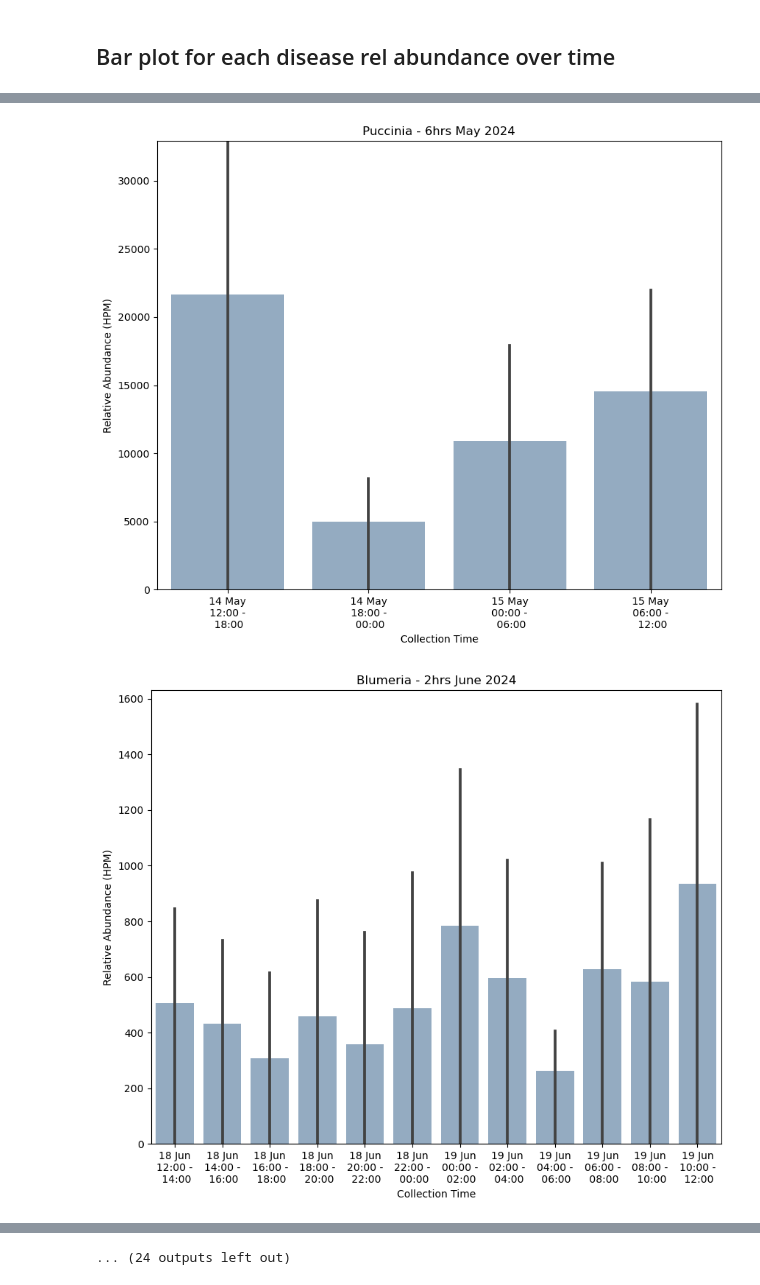
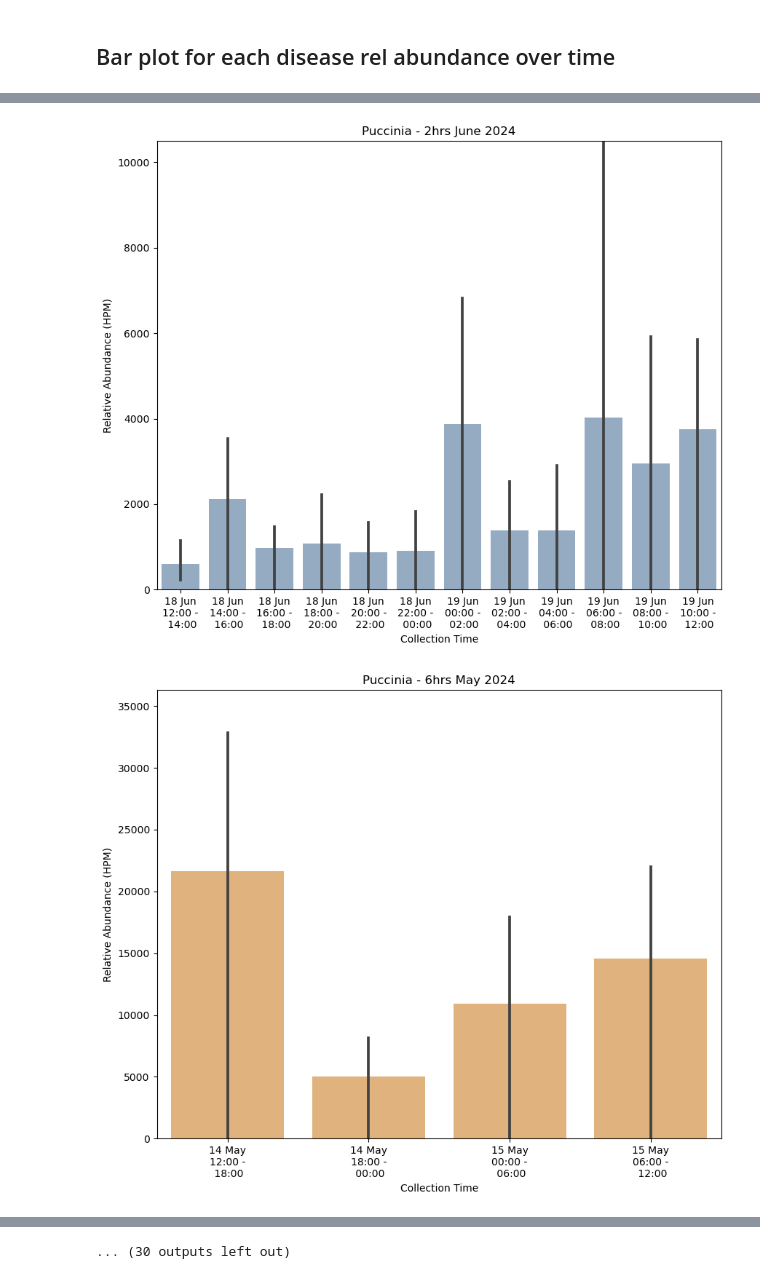
Before and after one commit to Mia-FGB/24hr_analysis, a Jupyter notebook: 24hr_analysis.ipynb, the cells around one changed output, grey strips where cells are left out. Saved outputs shown, nothing was run; the diff lists cells and outputs as text; code cells hidden in the pictures.

Commit message:
New mARTi data, trying radial plto for pathogens

```diff
--- a/24hr_analysis.ipynb
+++ b/24hr_analysis.ipynb
@@ -43,6 +44,6 @@ collections['Start_Date'] = collections['Start_Time'].dt.date
 contig_stats_24 = pd.read_csv("/Users/berelsom/Library/CloudStorage/OneDrive-NorwichBioScienceInstitutes/Air_Samples/24_hour/metadata/2024_metadata/combined_200k_contig_stats.tsv", sep="\t")
 contig_stats_24['Barcode'] = contig_stats_24['Barcode'].str.extract(r'(\d{2})$').astype(int)
 
-read_numbers = pd.read_csv("/Users/berelsom/Library/CloudStorage/OneDrive-NorwichBioScienceInstitutes/Air_Samples/24_hour/metadata/2024_metadata/read_numbers.tsv", sep="\t")
+read_numbers = pd.read_csv("/Users/berelsom/Library/CloudStorage/OneDrive-NorwichBioScienceInstitutes/Air_Samples/24_hour/metadata/all_read_numbers.tsv", sep="\t")
 # %% [markdown]
 ### Merge on all the metadata and calculate HPM
@@ -167,8 +170,8 @@ pathogen_genera = ["Puccinia", "Blumeria", "Fusarium", "Zymoseptoria", "Ustilago
 
 pathogen_reads  = marti_meta[(marti_meta['NCBI Rank'] == 'genus') &
                            (marti_meta['Name'].isin(pathogen_genera)) &
-                           (marti_meta['Duration_Hrs'] != 24) &
-                           (marti_meta['Duration_Hrs'].notna())] # Filter out NA and 24 samples
+                           (~marti_meta['Duration_Hrs'].isin([24, 12, 0.5])) &
+                           (marti_meta['Duration_Hrs'].notna())] # Filter out NA samples
 
 pathogen_reads.loc[:, 'Mid'] = pathogen_reads['Start_Time'] + (pathogen_reads['End_Time'] - pathogen_reads['Start_Time']) / 2
 
@@ -214,8 +217,10 @@ See the caveats in the documentation: https://pandas.pydata.org/pandas-docs/stab
 # Filter the data for June / May
 june_pathogen = expanded_pathogen_reads[(expanded_pathogen_reads['Month'] == 'June')]
 may_pathogen = expanded_pathogen_reads[(expanded_pathogen_reads['Month'] == 'May')]
+pathogen_23 = expanded_pathogen_reads[(expanded_pathogen_reads['Year'] == 2023)]
 
-fungi_species_filter = june_pathogen
+#Choose one of the three filters to plot one at a time
+fungi_species_filter = may_pathogen
 # Sort species alphabetically
 sorted_genus = fungi_species_filter['Name'].sort_values().unique()
 
@@ -240,7 +245,8 @@ g.map_dataframe(
     x="Hour",  # For expanded pathogen data
     y="HPM",
     hue="Duration_Hrs",
-    palette={2: '#8DABC8', 6: '#F0B36D'},
+    palette={2: '#8DABC8', 6: '#F0B36D'}, #2024 data
+    # palette={4: '#c09ca4', 6: '#F0B36D'},   #2023 data
     linewidth=2.5  # Set the desired line width
 )
 
@@ -262,7 +268,7 @@ g.set_titles("{col_name}", fontweight = 'medium', fontsize = 50)  # Set titles b
 # Set x-axis properties for all subplots
 for ax in g.axes.flat:
     ax.xaxis.set_major_locator(HourLocator(interval=6))  # Set 6-hourly intervals
-    ax.xaxis.set_major_formatter(DateFormatter('%d %b\n %H:%M'))  # Format x-axis to show day and hours:minutes
+    ax.xaxis.set_major_formatter(DateFormatter('%H:%M\n%d %b\n%Y'))  # Format x-axis to show day, month, year and hours:minutes
     # ax.tick_params(axis='x', rotation=60)  # Rotate x-axis labels for better readability
 
     # Set x-axis limits from min_time to max_time
@@ -274,5 +280,9 @@ g.figure.subplots_adjust(wspace=0.2, hspace=0.3)  # Adjust the width and height
 # Add legend to the bottom right
 g.add_legend(title='Duration (Hours)', bbox_to_anchor=(0.5, -0.1), loc='center')
 plt.figsize=(15, 10)
-# plt.savefig('../Graphs/pathogen_graphs/June_2024_24_all_pathogens.svg')
+
+# Different names for input data
+# plt.savefig('../Graphs/pathogen_graphs/August_23_all_pathogens.svg')
+# plt.savefig('../Graphs/pathogen_graphs/June_24_all_pathogens.svg')
+# plt.savefig('../Graphs/pathogen_graphs/May_24_all_pathogens.svg')
 # %% [output]
@@ -280,11 +290,11 @@ plt.figsize=(15, 10)
 # %% [markdown]
 ## Bar plot for each disease rel abundance over time
 # %%
-def plot_bar_disease(data, month, year, disease, duration):
+def plot_bar_disease(data, month, year, disease, duration, colour):
     filtered_data = pathogen_reads[(pathogen_reads['Month'] == month) &
                                    (pathogen_reads['Year'] == year) &
                                    (pathogen_reads['Name'] == disease) &
-                                   (pathogen_reads['read count'] > 5)]
+                                   (pathogen_reads['read count'] > 5)] # can change this filtering to be
 
     #Only retain collection, Name and HPM column
     filtered_data = filtered_data[['Collection', 'Name', 'HPM', 'Start_Time', 'Duration_Hrs']]
@@ -326,7 +336,7 @@ def plot_bar_disease(data, month, year, disease, duration):
     ax = sns.barplot(data=filtered_data[filtered_data['Duration_Hrs'] == duration],
                     x='Collection',
                     y='HPM',
-                    color='#8DABC8')
+                    color=colour)
 
     # Set the y-axis limits
     ax.set_ylim(0, max_HPM)
@@ -337,7 +347,7 @@ def plot_bar_disease(data, month, year, disease, duration):
     plt.ylabel('Relative Abundance (HPM)')
 
     # Save the plot
-    plt.savefig(f'../Graphs/pathogen_graphs/{disease}_{duration}hrs_{month}_{year}.svg')
+    plt.savefig(f'../Graphs/pathogen_graphs/{disease}/{disease}_{duration}hrs_{month}_{year}.svg')
 # %%
 #Loop to plot all the graphs - Makes 40 graphs I might need to manually combine these
 #Want to loop through all the diseases, months and durations
@@ -345,8 +355,17 @@ def plot_bar_disease(data, month, year, disease, duration):
 pathogen_genera = ["Puccinia", "Blumeria", "Fusarium", "Zymoseptoria", "Ustilago", "Magnaporthe",
                     "Claviceps", "Pyrenophora", "Parastagonospora"]
 
+# Define a color palette for different durations
+duration_colors = {2: '#8DABC8', 4: '#c09ca4', 6: '#F0B36D'}
+
 for pathogen in pathogen_genera:
-    for month in pathogen_reads['Month'].unique():
-        for duration in pathogen_reads['Duration_Hrs'].unique():
-            plot_bar_disease(pathogen_reads, month, 2024, pathogen, int(duration))
+    for year in pathogen_reads['Year'].unique():
+        for month in pathogen_reads['Month'].unique():
+            for duration in pathogen_reads['Duration_Hrs'].unique():
+                filtered_data = pathogen_reads[(pathogen_reads['Name'] == pathogen) &
+                                            (pathogen_reads['Month'] == month) &
+                                            (pathogen_reads['Duration_Hrs'] == duration) &
+                                            (pathogen_reads['Year'] == year)]
+                if not filtered_data.empty:
+                    plot_bar_disease(pathogen_reads, month, year, pathogen, int(duration), duration_colors.get(int(duration), '#000000'))
 # %% [output]
@@ -356,2 +375,2 @@ for pathogen in pathogen_genera:
-[figure, old version]
+[figure, new version]
-[figure, old version]
+[figure, new version]
@@ -365 +384 @@ for pathogen in pathogen_genera:
-... (24 outputs left out)
+... (30 outputs left out)
```
Also changed, not shown: parts of 9 cells of this notebook.
